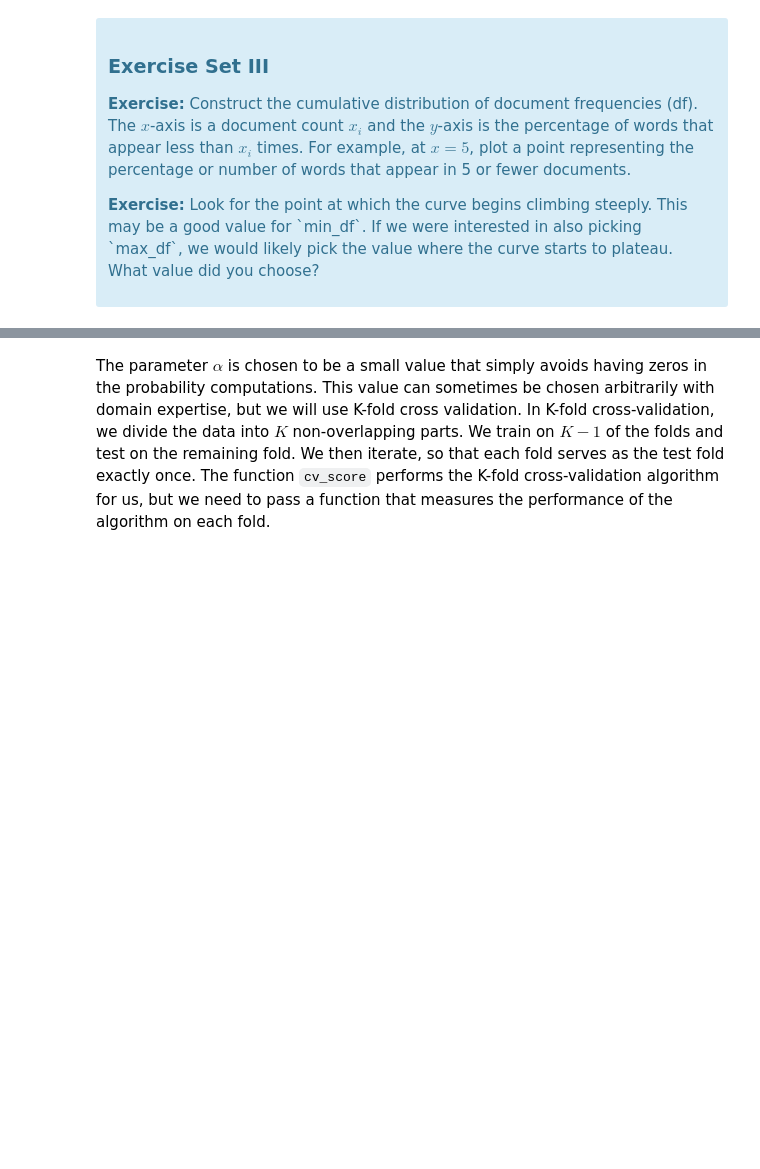
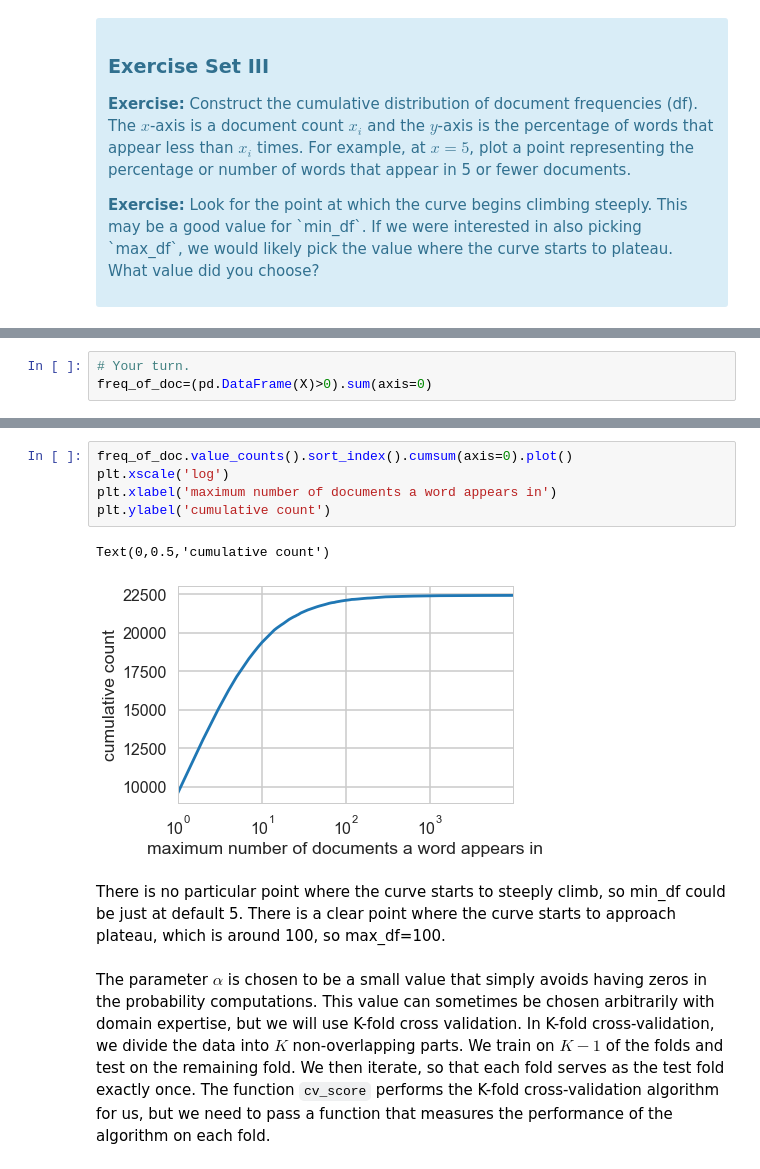
Before and after one commit to cathyxinxyz/mini_projects, a Jupyter notebook: naive_bayes/Mini_Project_Naive_Bayes.ipynb, the cells around one changed output, grey strips where cells are left out. Saved outputs shown, nothing was run; the diff lists cells and outputs as text; blank space fills up the shorter version.

```diff
--- a/naive_bayes/Mini_Project_Naive_Bayes.ipynb
+++ b/naive_bayes/Mini_Project_Naive_Bayes.ipynb
@@ -316,0 +306,3 @@ word_frequency.max()
+# %%
+# Your turn.
+freq_of_doc=(pd.DataFrame(X)>0).sum(axis=0)
@@ -317,3 +329,13 @@ word_frequency.max()
+# %%
+freq_of_doc.value_counts().sort_index().cumsum(axis=0).plot()
+plt.xscale('log')
+plt.xlabel('maximum number of documents a word appears in')
+plt.ylabel('cumulative count')
+# %% [output]
+Text(0,0.5,'cumulative count')
+[figure, added]
+# %% [markdown]
+There is no particular point where the curve starts to steeply climb, so min_df could be just at default 5. There is a clear point where the curve starts to approach plateau, which is around 100, so max_df=100.
 # %% [markdown]
 The parameter $\alpha$ is chosen to be a small value that simply avoids having zeros in the probability computations. This value can sometimes be chosen arbitrarily with domain expertise, but we will use K-fold cross validation. In K-fold cross-validation, we divide the data into $K$ non-overlapping parts. We train on $K-1$ of the folds and test on the remaining fold. We then iterate, so that each fold serves as the test fold exactly once. The function `cv_score` performs the K-fold cross-validation algorithm for us, but we need to pass a function that measures the performance of the algorithm on each fold.
 # %%
```
Also changed, not shown: parts of 8 cells of this notebook, 22 other files.
